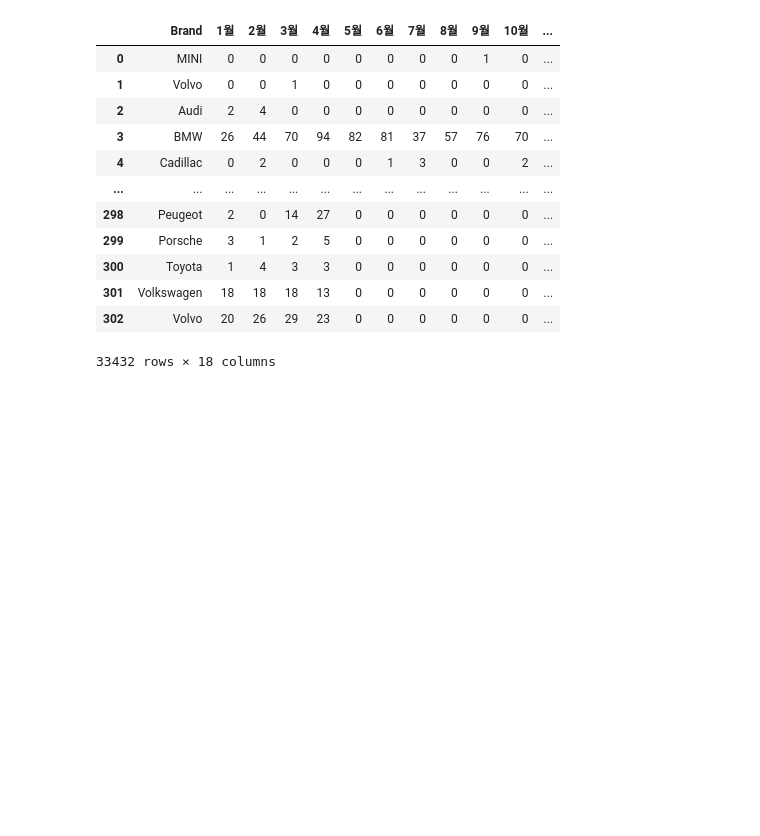
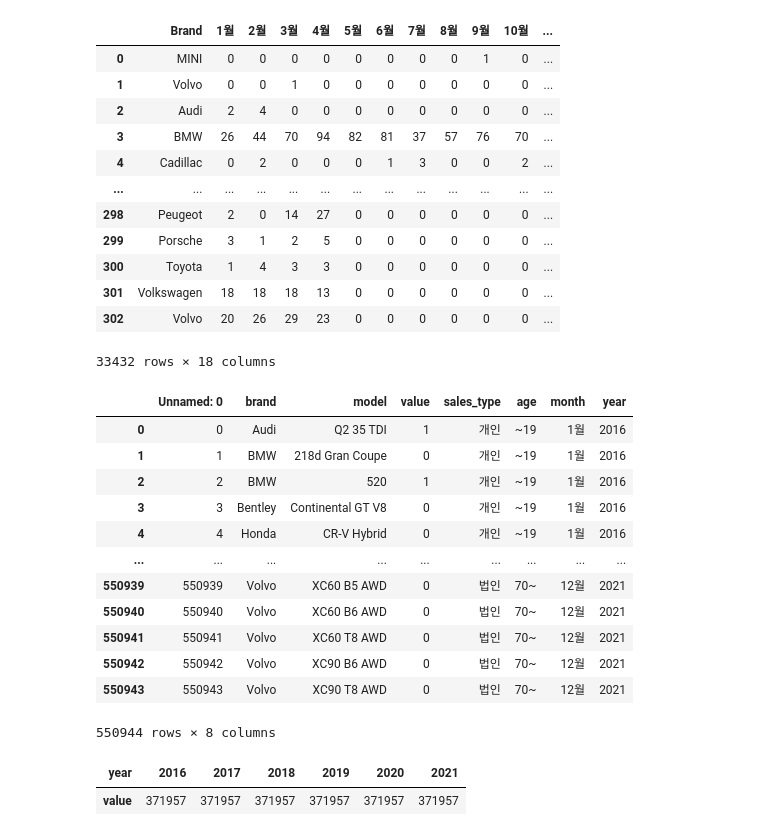
Before and after one commit to FLY-CODE77/AutoReport, a Jupyter notebook: crawling_data/kaida/kaida.ipynb, the cells around one changed output. Saved outputs shown, nothing was run; the diff lists cells and outputs as text; code cells hidden in the pictures; blank space fills up the shorter version.

```diff
--- a/crawling_data/kaida/kaida.ipynb
+++ b/crawling_data/kaida/kaida.ipynb
@@ -372,3 +372,26 @@ final
 33432 rows × 18 columns
 # %%
 final.to_csv('kaida_korean.csv', index=False, encoding='utf-8-sig')
+# %%
+data = pd.read_excel('data/specified_model.xlsx')
+# %%
+data
+# %% [output]
+|  | Unnamed: 0 | brand | model | value | sales_type | age | month | year |
+| 0 | 0 | Audi | Q2 35 TDI | 1 | 개인 | ~19 | 1월 | 2016 |
+| 1 | 1 | BMW | 218d Gran Coupe | 0 | 개인 | ~19 | 1월 | 2016 |
+| 2 | 2 | BMW | 520 | 1 | 개인 | ~19 | 1월 | 2016 |
+| 3 | 3 | Bentley | Continental GT V8 | 0 | 개인 | ~19 | 1월 | 2016 |
+| 4 | 4 | Honda | CR-V Hybrid | 0 | 개인 | ~19 | 1월 | 2016 |
+| ... | ... | ... | ... | ... | ... | ... | ... | ... |
+| 550939 | 550939 | Volvo | XC60 B5 AWD | 0 | 법인 | 70~ | 12월 | 2021 |
+| 550940 | 550940 | Volvo | XC60 B6 AWD | 0 | 법인 | 70~ | 12월 | 2021 |
+| 550941 | 550941 | Volvo | XC60 T8 AWD | 0 | 법인 | 70~ | 12월 | 2021 |
+| 550942 | 550942 | Volvo | XC90 B6 AWD | 0 | 법인 | 70~ | 12월 | 2021 |
+| 550943 | 550943 | Volvo | XC90 T8 AWD | 0 | 법인 | 70~ | 12월 | 2021 |
+550944 rows × 8 columns
+# %%
+pd.pivot_table(data, values="value", columns="year", aggfunc='sum')
+# %% [output]
+| year | 2016 | 2017 | 2018 | 2019 | 2020 | 2021 |
+| value | 371957 | 371957 | 371957 | 371957 | 371957 | 371957 |
```
Also changed, not shown: parts of 2 cells of this notebook, 12 other files.
